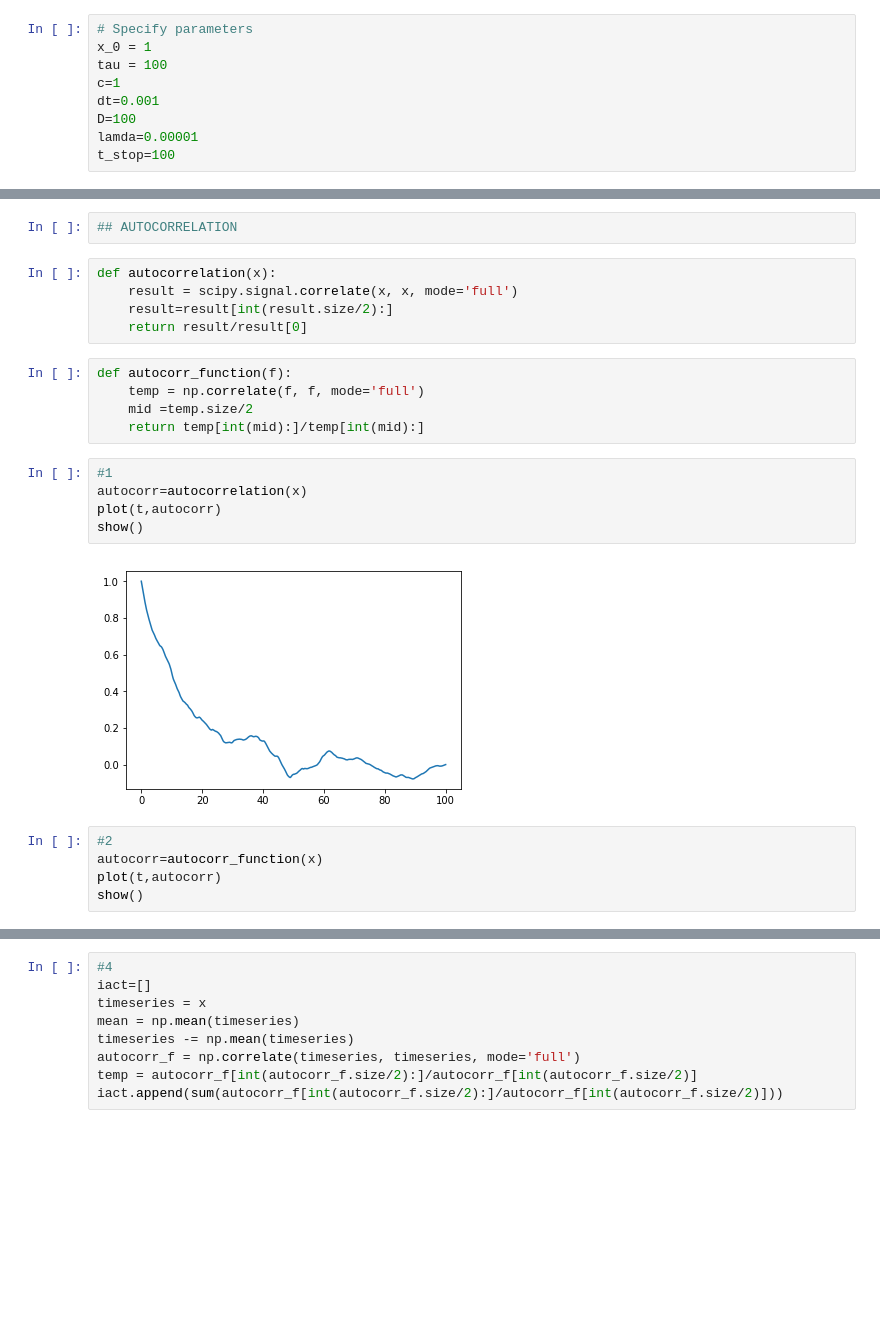
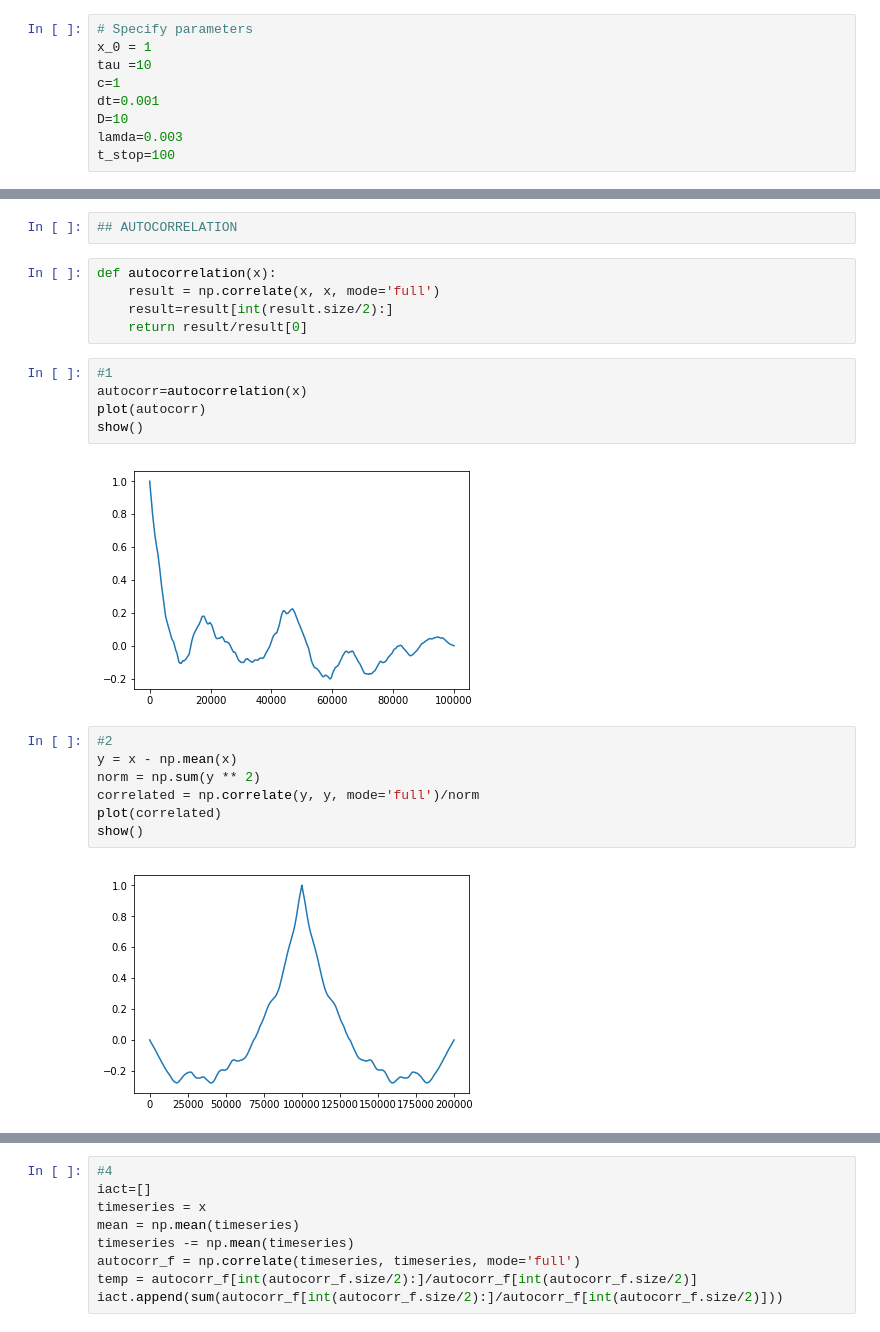
Before and after one commit to carfuentes/notebooks-tests, a Jupyter notebook: Colored-noise.ipynb, the cells around one changed output, grey strips where cells are left out. Drawn from its saved outputs; the diff is of its cells as text; blank space fills up the shorter version.

Commit message:
autocorrelation function fixed

```diff
--- a/Colored-noise.ipynb
+++ b/Colored-noise.ipynb
@@ -47,11 +47,11 @@ def colored_noise_euler_integration_fox(x_0, lamda, D, dt=0.001, t_stop=101):
 # %%
 # Specify parameters
 x_0 = 1
-tau = 100
+tau =10
 c=1
 dt=0.001
-D=100
-lamda=0.00001
+D=10
+lamda=0.003
 t_stop=100
 # %%
 ##GILLESPIE
@@ -85,26 +89,25 @@ show()
 ## AUTOCORRELATION
 # %%
 def autocorrelation(x):
-    result = scipy.signal.correlate(x, x, mode='full')
+    result = np.correlate(x, x, mode='full')
     result=result[int(result.size/2):]
     return result/result[0]
-# %%
-def autocorr_function(f):
-    temp = np.correlate(f, f, mode='full')
-    mid =temp.size/2
-    return temp[int(mid):]/temp[int(mid):]
 # %%
 #1
 autocorr=autocorrelation(x)
-plot(t,autocorr)
+plot(autocorr)
 show()
 # %% [output]
-[figure, old version]
+[figure, new version]
-# %%
-#2
-autocorr=autocorr_function(x)
-plot(t,autocorr)
-show()
+# %%
+#2
+y = x - np.mean(x)
+norm = np.sum(y ** 2)
+correlated = np.correlate(y, y, mode='full')/norm
+plot(correlated)
+show()
+# %% [output]
+[figure, added]
 # %%
 #3
 plot_acf(x)
```
Also changed, not shown: parts of 5 cells of this notebook, 1 other file.
